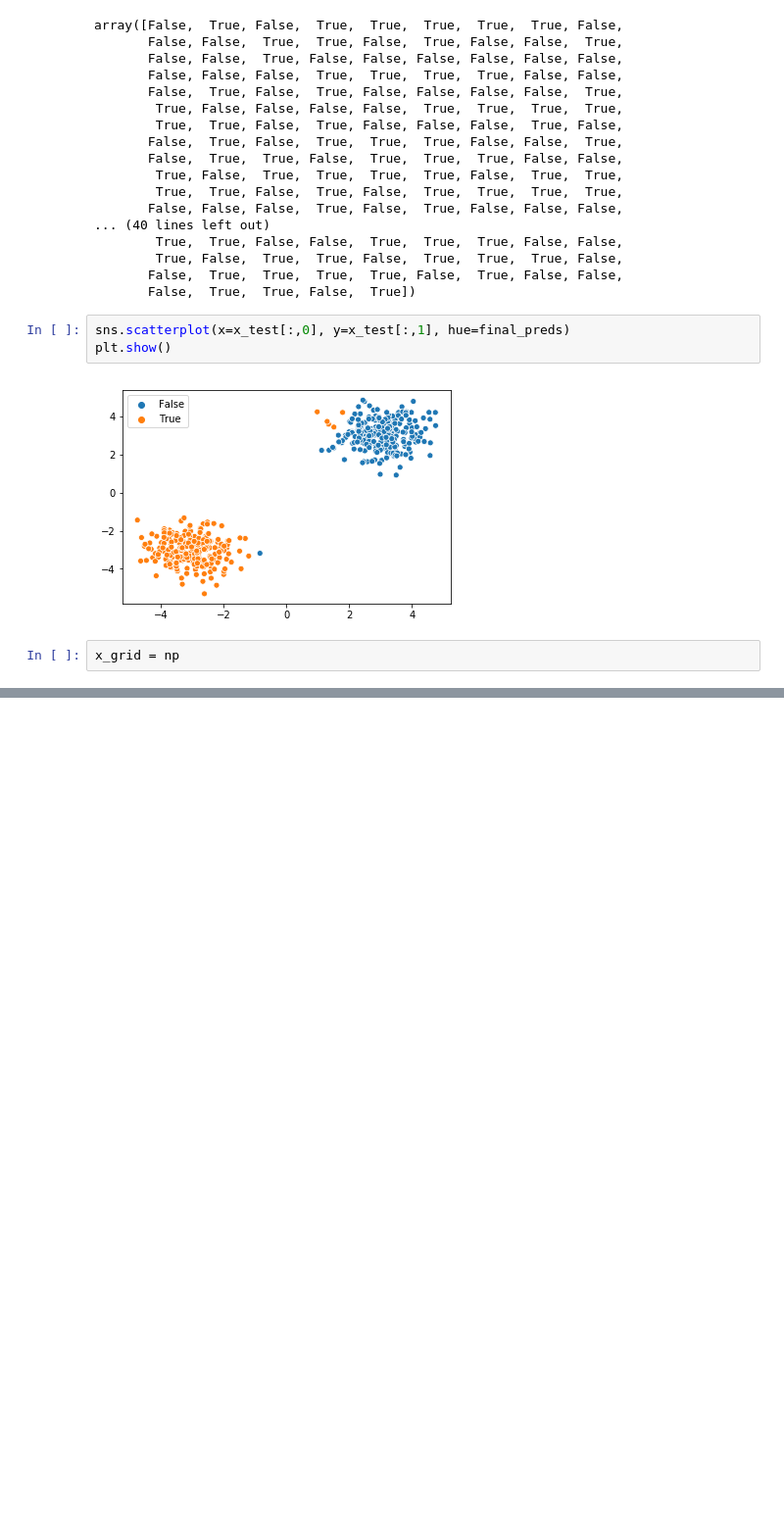
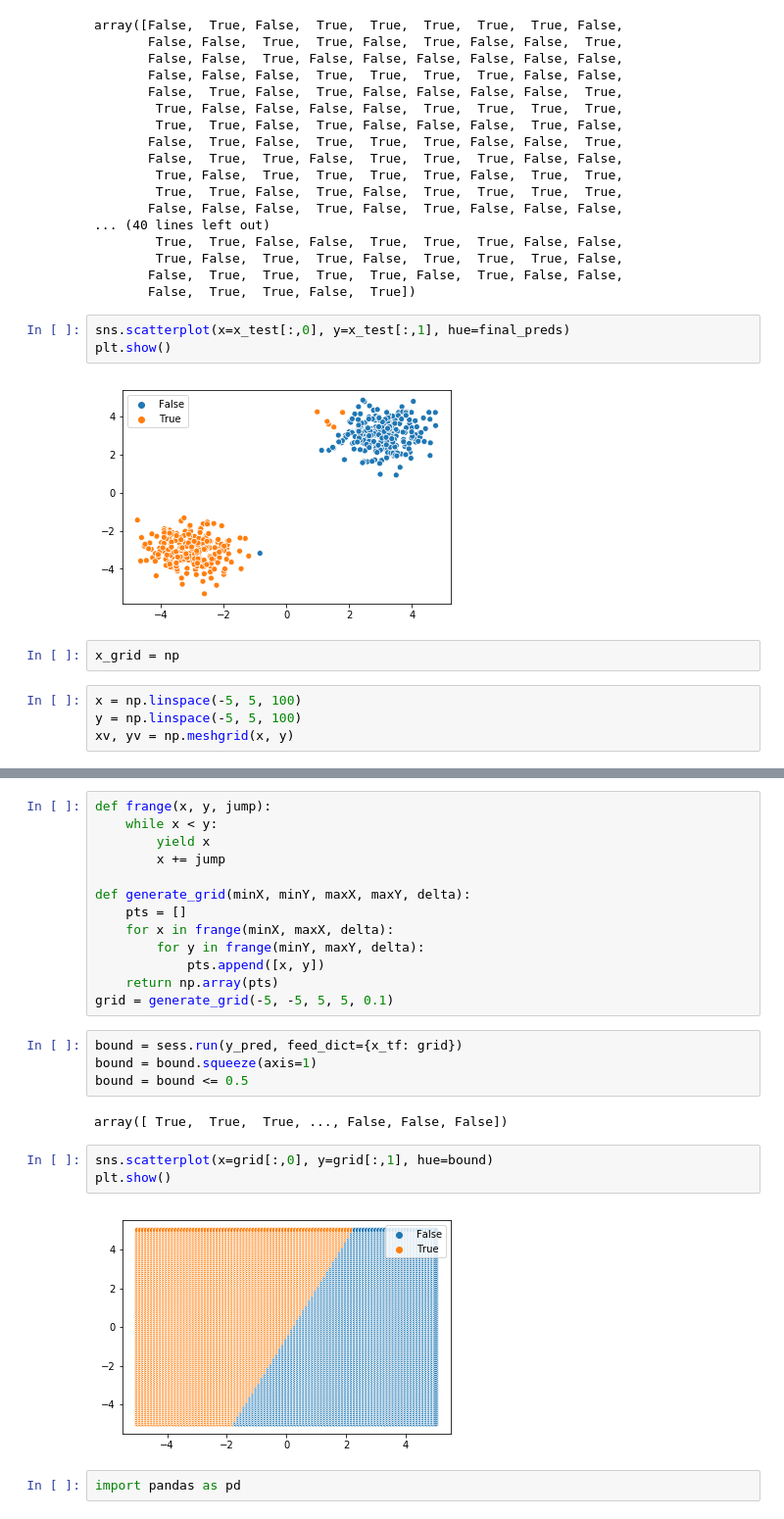
Before and after one commit to ptrcarta/ML-project, a Jupyter notebook: jupyter/SimpleModel.ipynb, the cells around one changed output, grey strips where cells are left out. Shown: that part at 98% size. Saved outputs shown, nothing was run; the diff lists cells and outputs as text; blank space fills up the shorter version.

```diff
--- a/jupyter/SimpleModel.ipynb
+++ b/jupyter/SimpleModel.ipynb
@@ -110,3 +112,7 @@ plt.show()
 [figure]
 # %%
 x_grid = np
+# %%
+x = np.linspace(-5, 5, 100)
+y = np.linspace(-5, 5, 100)
+xv, yv = np.meshgrid(x, y)
@@ -112,0 +137,26 @@ x_grid = np
+# %%
+def frange(x, y, jump):
+    while x < y:
+        yield x
+        x += jump
+
+def generate_grid(minX, minY, maxX, maxY, delta):
+    pts = []
+    for x in frange(minX, maxX, delta):
+        for y in frange(minY, maxY, delta):
+            pts.append([x, y])
+    return np.array(pts)
+grid = generate_grid(-5, -5, 5, 5, 0.1)
+# %%
+bound = sess.run(y_pred, feed_dict={x_tf: grid})
+bound = bound.squeeze(axis=1)
+bound = bound <= 0.5
+# %% [output]
+array([ True,  True,  True, ..., False, False, False])
+# %%
+sns.scatterplot(x=grid[:,0], y=grid[:,1], hue=bound)
+plt.show()
+# %% [output]
+[figure, added]
+# %%
+import pandas as pd
```
Also changed, not shown: parts of 9 cells of this notebook.
